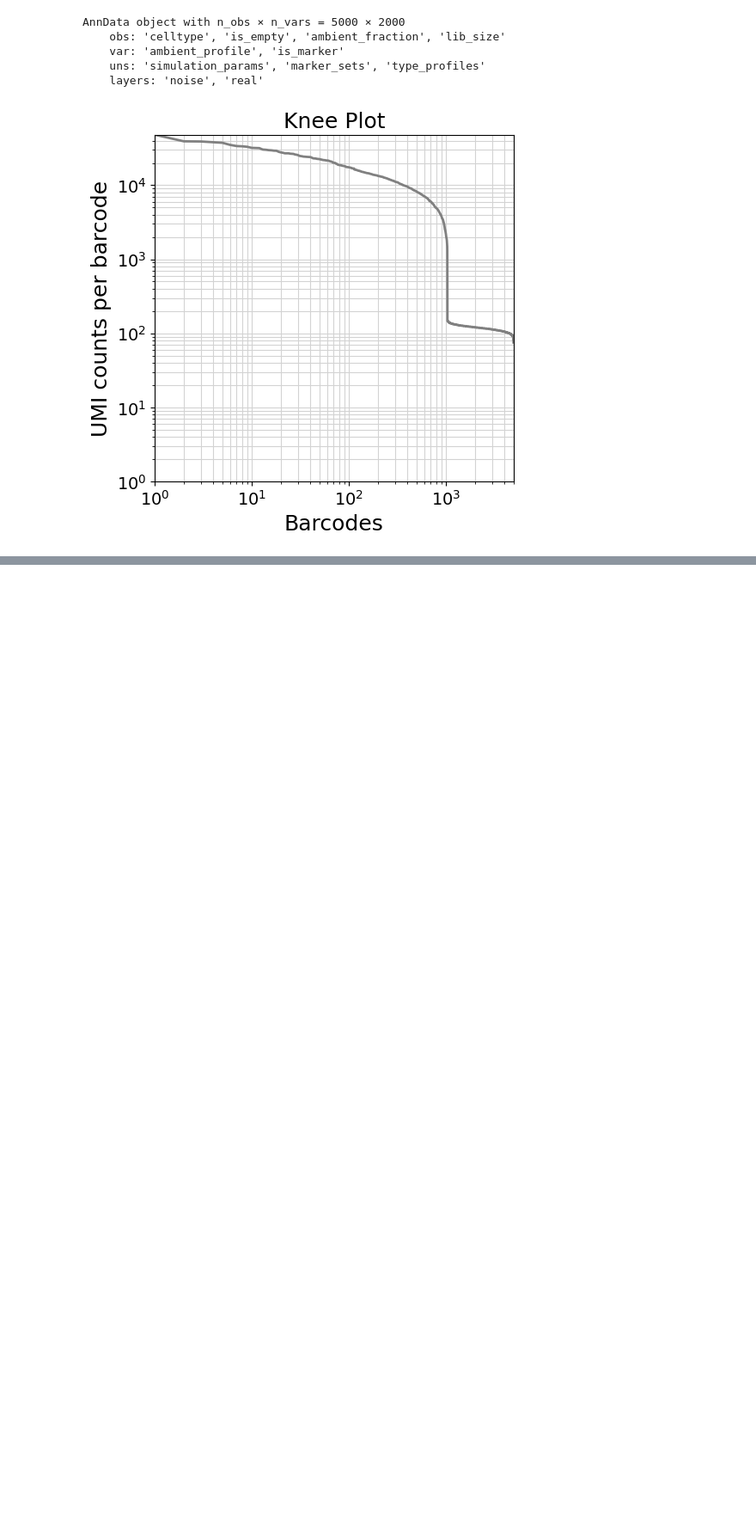
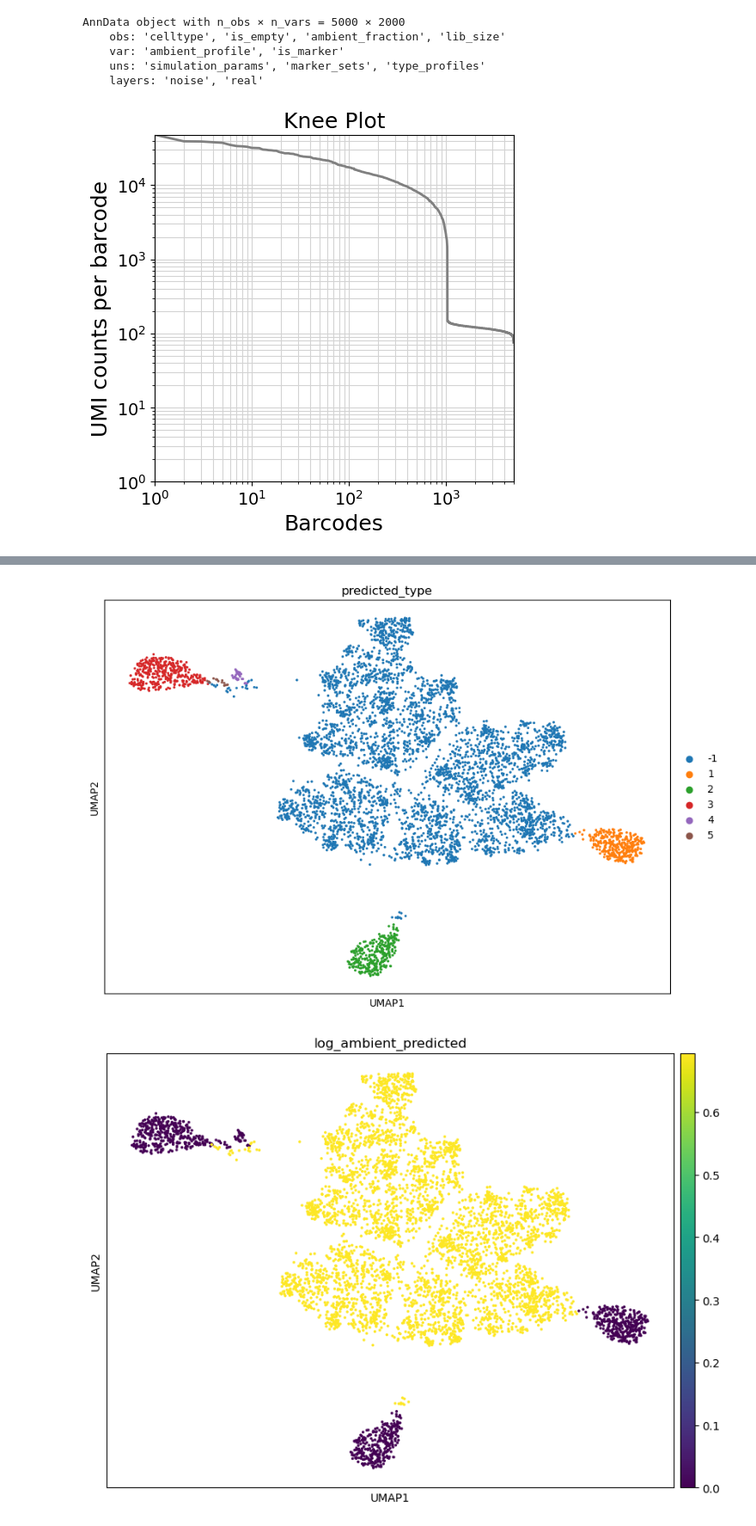
Before and after one commit to pachterlab/cellsweep, a Jupyter notebook: notebooks/debug.ipynb, the cells around one changed output, grey strips where cells are left out. Shown: that part at 86% size. Drawn from its saved outputs; the diff is of its cells as text; code cells hidden in the pictures; blank space fills up the shorter version.

```diff
--- a/notebooks/debug.ipynb
+++ b/notebooks/debug.ipynb
@@ -2,6 +2,13 @@
 from cellmender.simulation import simulate_cells
 import cellmender.utils as cm_utils
 from cellmender import denoise_count_matrix
+import scanpy as sc
+import matplotlib.pyplot as plt
+import numpy as np
+import os
+
+cellmender_dir = os.path.dirname(os.path.abspath(""))
+out_dir = os.path.join(cellmender_dir, "notebooks", "output", "debug_sim")
 # %%
 data = simulate_cells(G = 2000, N = 5000, dispersion = 1, alpha = 1e-4, beta = 0.5)
 print(data)
@@ -16,5 +23,7 @@ cm_utils.knee_plot(data)
 # %% [output]
 [figure]
 # %%
-denoised_data = denoise_count_matrix(data, max_iter=40, beta=0.03, eps=1e-9, cell_ambient_fraction=0.01, verbose=2)
+adata_cellmender_path = os.path.join(out_dir, "adata_cellmender.h5ad")
+adata_log_path = os.path.join(out_dir, "cellmender.log")
+denoised_data = denoise_count_matrix(data, max_iter=150, beta=0.03, eps=1e-9, cell_ambient_fraction=0.01, verbose=2, adata_out = adata_cellmender_path, log_file = adata_log_path)
 # %% [output]
@@ -37,0 +69,11 @@ denoised_data = denoise_count_matrix(data, max_iter=40, beta=0.03, eps=1e-9, cel
+# %%
+data.obs['log_ambient_predicted'] = np.log(denoised_data.obs['ambient_fraction']+1)
+data.obs['predicted_type'] = denoised_data.obs['z_hat'].astype('category')
+
+fig, ax = plt.subplots(figsize=(10, 7))
+sc.pl.umap(data, color='predicted_type', ax=ax)
+fig, ax = plt.subplots(figsize=(10, 7))
+sc.pl.umap(data, color='log_ambient_predicted', ax=ax)
+# %% [output]
+[figure, added]
+[figure, added]
```
Also changed, not shown: parts of 4 cells of this notebook, 2 other files.
